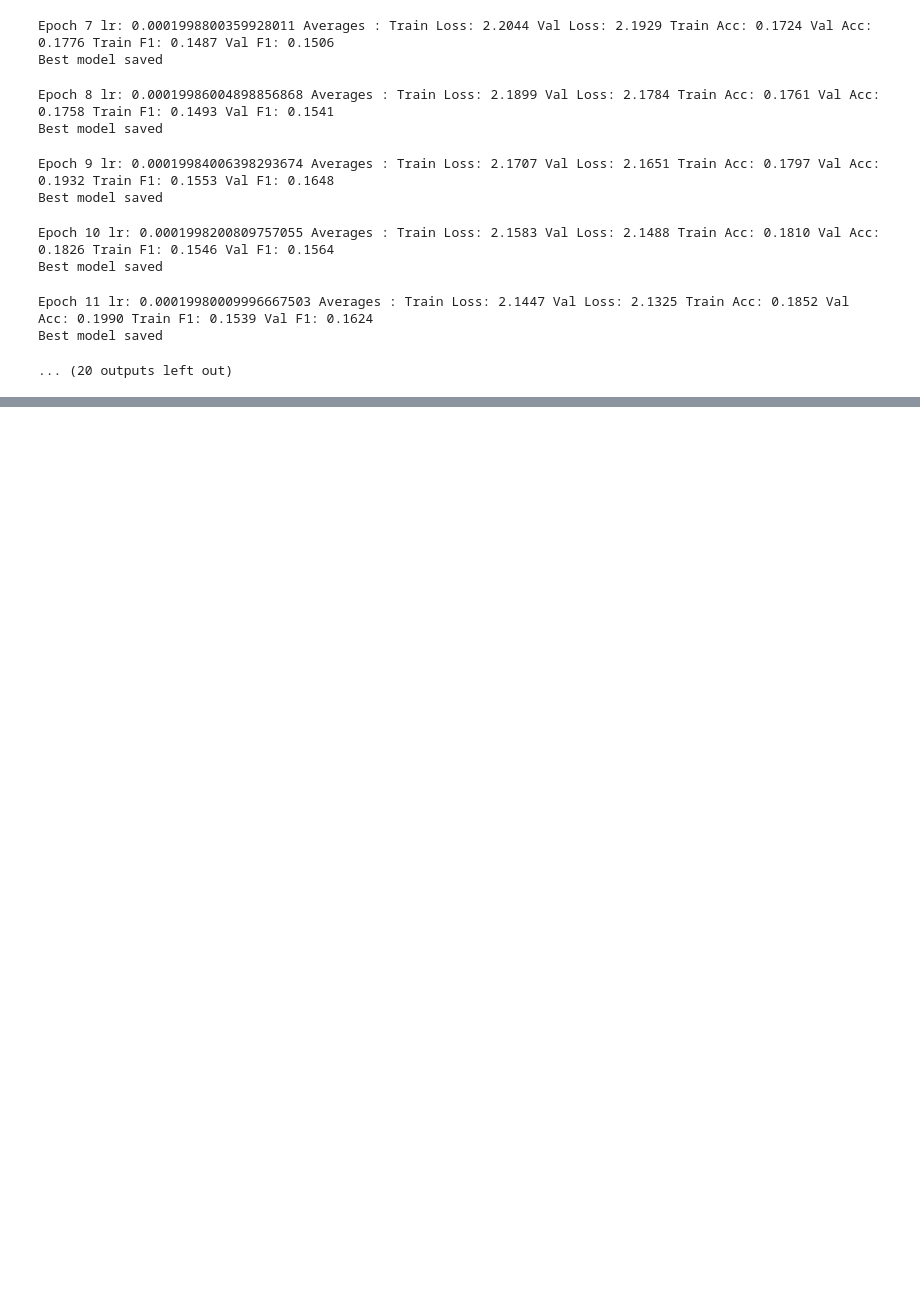
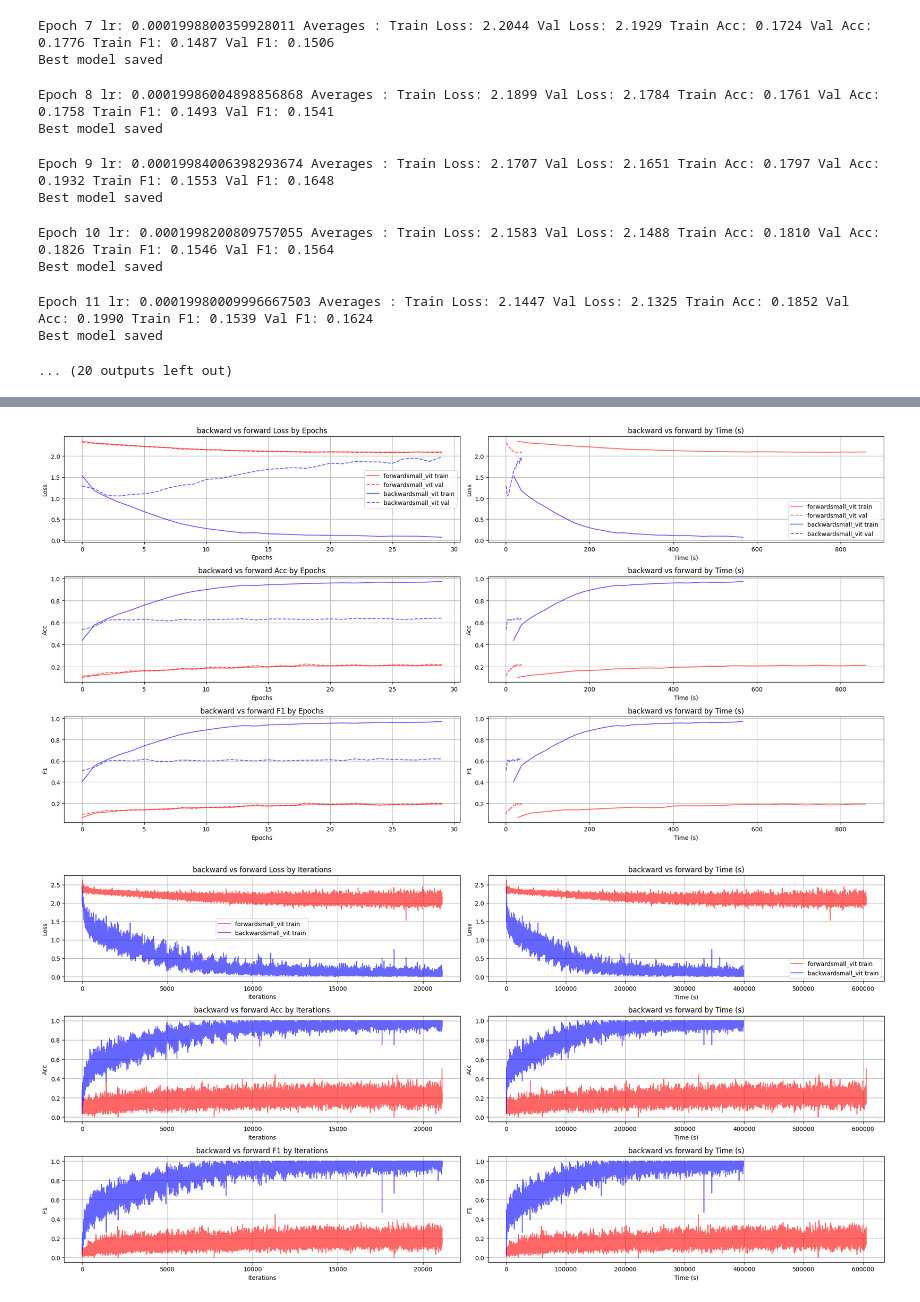
Before and after one commit to AliE02/Opti-Project, a Jupyter notebook: src/vision_experiments/Vision_experiments.ipynb, the cells around one changed output, grey strips where cells are left out. Cells and saved outputs as stored; diff of their text form; code cells hidden in the pictures; blank space fills up the shorter version.

```diff
--- a/src/vision_experiments/Vision_experiments.ipynb
+++ b/src/vision_experiments/Vision_experiments.ipynb
@@ -415,0 +484,6 @@ Best model saved
+# %%
+plot_train_valid(train_run_epochs, "small_vit", "Epochs", val_run_epochs)
+plot_train_valid(train_run_its, "small_vit", "Iterations")
+# %% [output]
+[figure, added]
+[figure, added]
```
Also changed, not shown: parts of 13 cells of this notebook, 4 other files.
